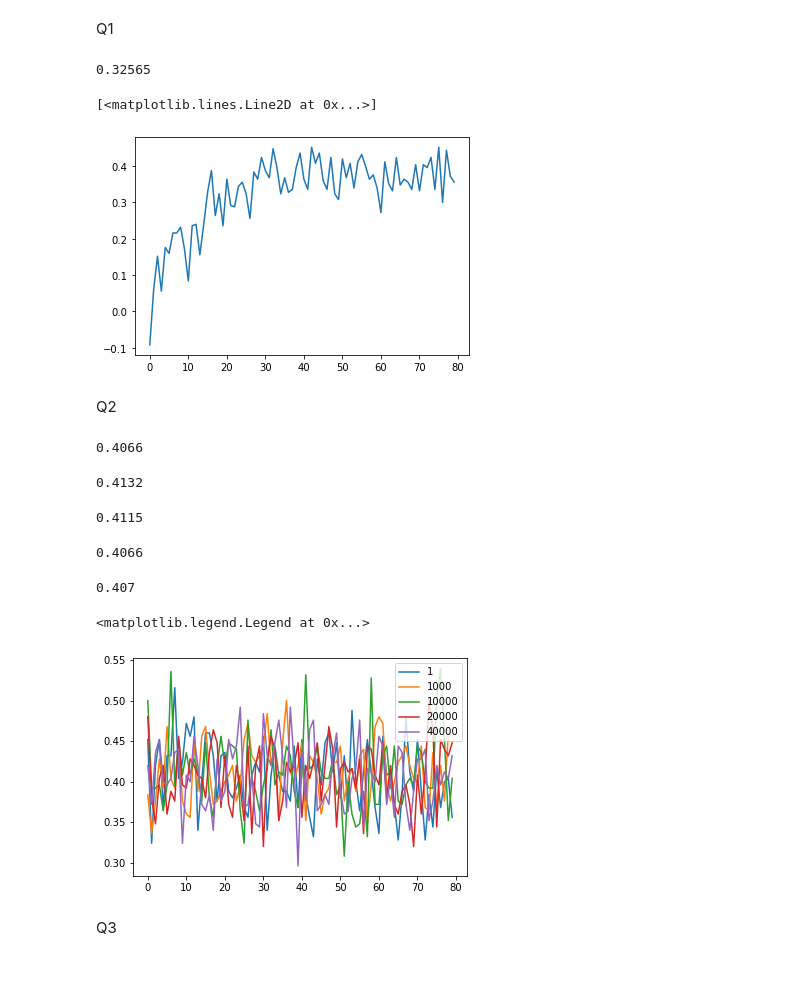
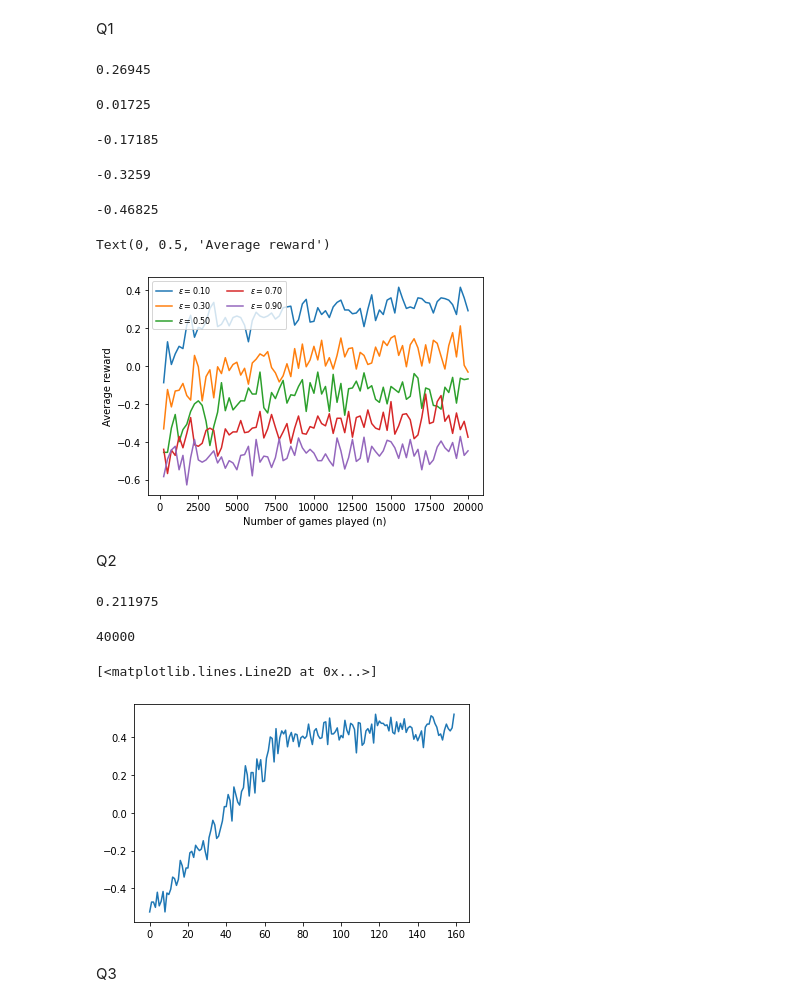
Before and after one commit to hbenedek/tic-tac-toe, a Jupyter notebook: tic_tac_toe_Ben.ipynb, the cells around one changed output. Cells and saved outputs as stored; diff of their text form; code cells hidden in the pictures; blank space fills up the shorter version.

Commit message:
update Q self learning

```diff
--- a/tic_tac_toe_Ben.ipynb
+++ b/tic_tac_toe_Ben.ipynb
@@ -18,7 +18,7 @@ str(({'X', 'O'} - set('X')).pop())
 'O'
 # %%
 class QPlayer:
-    def __init__(self, epsilon=0.2, alpha=0.05, gamma=0.99, player='X', explore = False, e_min = 0.1, e_max = 0.8, n_star = 20000):
+    def __init__(self, epsilon=0.2, alpha=0.05, gamma=0.99, player='X', explore = False, e_min = 0.1, e_max = 0.8, n_star = 1000):
         self.epsilon = epsilon
         self.player = player # 'x' or 'O'
         self.alpha = alpha
@@ -72,7 +72,7 @@ class QPlayer:
         future_estimate = max([self.Qvalues[str(grid)][tuple_to_int(pos)] for pos in self.empty(grid)], default=0)
         self.Qvalues[self.last_state][self.last_action] += self.alpha * (reward + self.gamma * future_estimate - self.Qvalues[self.last_state][self.last_action])
 
-    def updateQ2(self, grid, reward, s, a):
+    def updateQ_self(self, grid, reward, s, a):
         future_estimate = max([self.Qvalues[str(grid)][tuple_to_int(pos)] for pos in self.empty(grid)], default=0)
         self.Qvalues[s][a] += self.alpha * (reward + self.gamma * future_estimate - self.Qvalues[s][a])
 
@@ -139,50 +144,67 @@ def simulate(agent1, agent2, N=500, train=True, bar=True):
 # %% [markdown]
 Q1
 # %%
-agent1 = QPlayer(epsilon=0.1)
+agents = [QPlayer(epsilon=0.1), QPlayer(epsilon=0.3), QPlayer(epsilon=0.5), QPlayer(epsilon=0.7), QPlayer(epsilon=0.9)]
 agent2 = OptimalPlayer(epsilon=.5)
 env = TictactoeEnv()
-history, metric, agent1 = simulate(agent1, agent2, N=20000)
-print(metric)
-results = np.mean(np.array(history).reshape(80,250), axis=1)
-plt.plot(results)
+
+results = np.zeros((80,len(agents)))
+for i, agent in enumerate(agents):
+
+    history, metric, agent1 = simulate(agent, agent2, N=20000)
+    print(metric)
+    results[:, i] = np.mean(np.array(history).reshape(80,250), axis=1)
 # %% [output]
-0.32565
+0.26945
-[<matplotlib.lines.Line2D at 0x...>]
+0.01725
-[figure, removed]
+-0.17185
+-0.3259
+-0.46825
+# %%
+epsilon_list = [0.1, 0.3, 0.5, 0.7, 0.9]
+for i, epsilon in enumerate(epsilon_list):
+    plt.plot(np.arange(1,80+1)*250,results[:,i], label = r"$\epsilon = {:.2f}$".format(epsilon))
+plt.legend(loc = "upper left", ncol = 2, prop={'size': 8})
+plt.xlabel("Number of games played (n) ")
+plt.ylabel(r"Average reward")
+# %% [output]
+Text(0, 0.5, 'Average reward')
+[figure, added]
 # %% [markdown]
 Q2
 # %%
-agents = [QPlayer(explore=True, n_star=1), QPlayer(explore=True, n_star=1000), QPlayer(explore=True, n_star=10000) ,QPlayer(explore=True, n_star=20000), QPlayer(explore=True, n_star=40000)]
+#agents = [QPlayer(explore=True, n_star=1), QPlayer(explore=True, n_star=1000), QPlayer(explore=True, n_star=10000) ,QPlayer(explore=True, n_star=20000), QPlayer(explore=True, n_star=40000)]
+agents = [QPlayer(explore=True,n_star=20000)]
 all_history = []
 opponent = OptimalPlayer(epsilon=0.5)
 env = TictactoeEnv()
 for agent in agents:
-    history, metric, a = simulate(agent1, opponent, N=20000)
+    history, metric, a = simulate(agent, opponent, N=40000)
     print(metric)
     all_history.append(history)
 # %% [output]
-0.4066
+0.211975
-0.4132
-0.4115
-0.4066
-0.407
+# %%
+len(all_history[0])
+# %% [output]
+40000
 # %%
 
-results1 = np.mean(np.array(all_history[0]).reshape(80,250), axis=1)
-results2 = np.mean(np.array(all_history[1]).reshape(80,250), axis=1)
-results3 = np.mean(np.array(all_history[2]).reshape(80,250), axis=1)
-results4 = np.mean(np.array(all_history[3]).reshape(80,250), axis=1)
-results5 = np.mean(np.array(all_history[4]).reshape(80,250), axis=1)
-plt.plot(results1, label='1')
-plt.plot(results2, label='1000')
-plt.plot(results3, label='10000')
-plt.plot(results4, label='20000')
-plt.plot(results5, label='40000')
-plt.legend()
+results1 = np.mean(np.array(all_history[0]).reshape(160,250), axis=1)
+# results2 = np.mean(np.array(all_history[1]).reshape(80,250), axis=1)
+# results3 = np.mean(np.array(all_history[2]).reshape(80,250), axis=1)
+# results4 = np.mean(np.array(all_history[3]).reshape(80,250), axis=1)
+# results5 = np.mean(np.array(all_history[4]).reshape(80,250), axis=1)
+# plt.plot(results1, label=r'n$^*$ = 1')
+# plt.plot(results2, label=r'n$^*$ = 1000')
+# plt.plot(results3, label=r'n$^*$ = 10000')
+# plt.plot(results4, label=r'n$^*$ = 20000')
+# plt.plot(results5, label=r'n$^*$ = 40000')
+# plt.legend(loc = "lower right", ncol = 1, prop={'size': 8})
+plt.plot(results1)
 # %% [output]
-<matplotlib.legend.Legend at 0x...>
+[<matplotlib.lines.Line2D at 0x...>]
-[figure, old version]
+[figure, new version]
 # %% [markdown]
 Q3
 # %%
```
Also changed, not shown: parts of 21 cells of this notebook.
